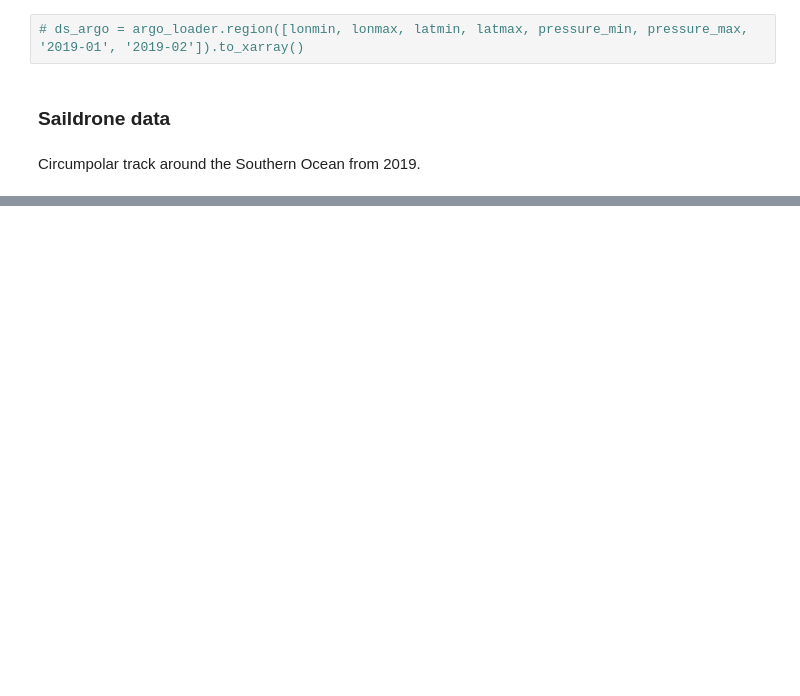
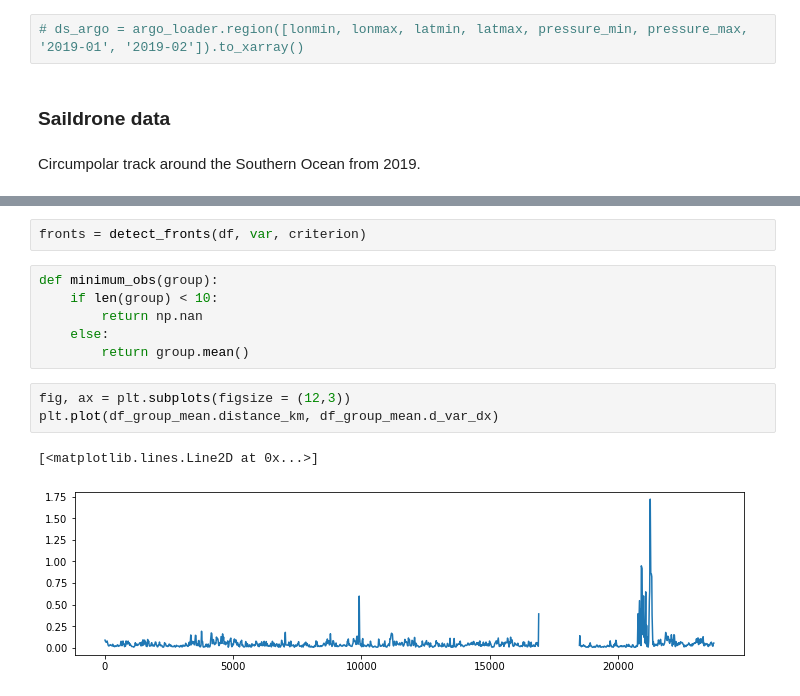
Before and after one commit to oceanhackweek/ohw22-proj-front-finder, a Jupyter notebook: scripts/view_data-MJ.ipynb, the cells around one changed output, grey strips where cells are left out. Drawn from its saved outputs; the diff is of its cells as text; blank space fills up the shorter version.

```diff
--- a/scripts/view_data-MJ.ipynb
+++ b/scripts/view_data-MJ.ipynb
@@ -103,0 +141,14 @@ plt.tight_layout(h_pad = 1.2)
+# %%
+fronts = detect_fronts(df, var, criterion)
+# %%
+def minimum_obs(group):
+    if len(group) < 10:
+        return np.nan
+    else:
+        return group.mean()
+# %%
+fig, ax = plt.subplots(figsize = (12,3))
+plt.plot(df_group_mean.distance_km, df_group_mean.d_var_dx)
+# %% [output]
+[<matplotlib.lines.Line2D at 0x...>]
+[figure, added]
```
Also changed, not shown: parts of 25 cells of this notebook.
